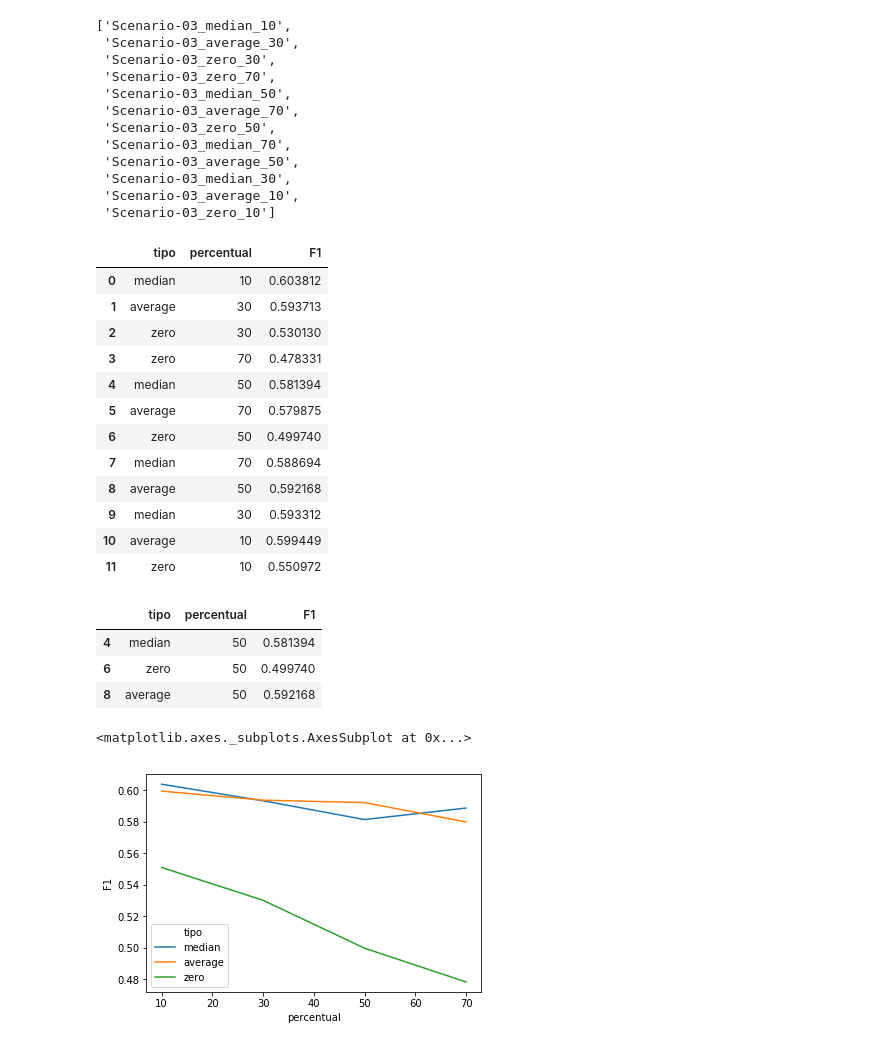
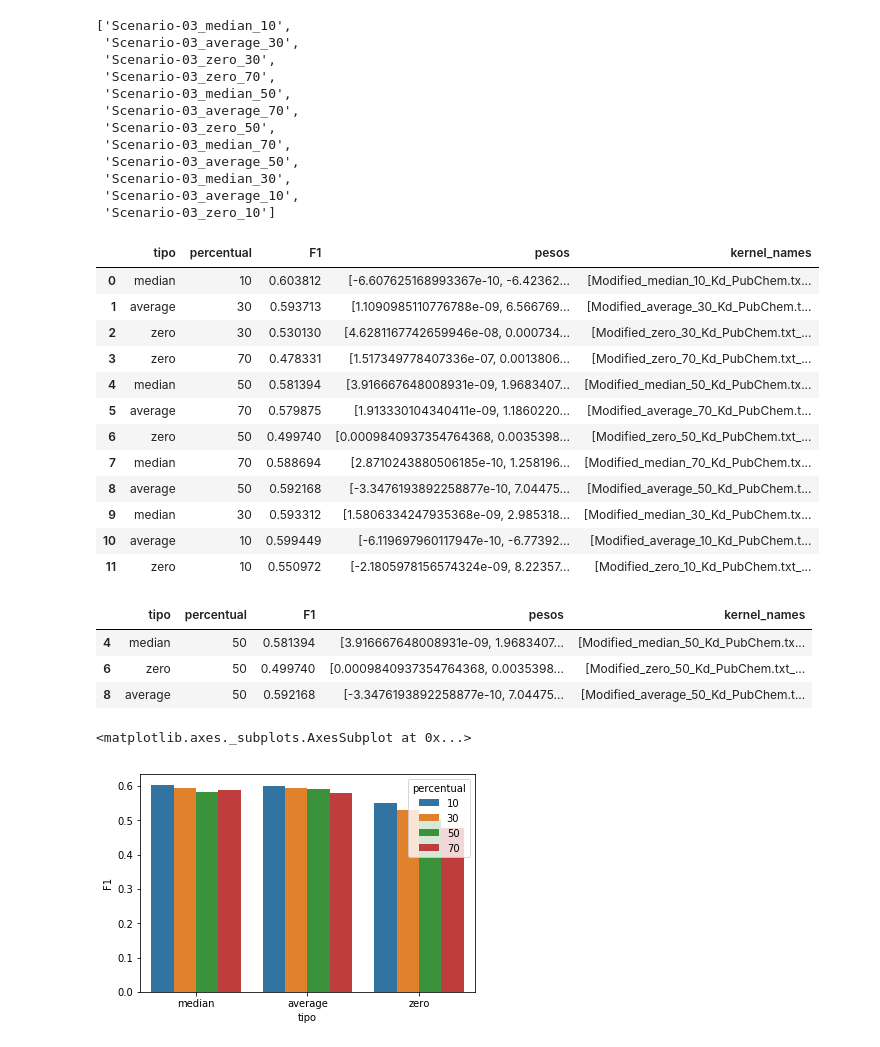
Before and after one commit to TassiaBastos/Treatment-of-incomplete-kernels, a Jupyter notebook: notebooks/analise_scenario3.ipynb, the cells around one changed output. Cells and saved outputs as stored; diff of their text form; code cells hidden in the pictures.

```diff
--- a/notebooks/analise_scenario3.ipynb
+++ b/notebooks/analise_scenario3.ipynb
@@ -27,10 +27,13 @@ data = {}
 data['tipo'] = []
 data['percentual'] = []
 data['F1'] = []
+data['pesos'] = []
+data['kernel_names'] = []
 
 for dir in dirs:
     # print('DIR', dir)
     mean_f1 = []
+    weights = []
     for iter in os.listdir(path+dir):
         # print('ITER', iter)
         f1_file = path+dir+'/'+iter+'/F1_score.txt'
@@ -38,44 +41,44 @@ for dir in dirs:
         mean_f1.append(f1.mean())
 
         pesos        = np.loadtxt(path+dir+'/'+iter+'/pairwise_kernel_weights.txt').mean(axis=0)
+        weights.append(pesos)
         kernel_names = open(path+dir+'/'+iter+'/pairwise_kernel_names.txt','r').read().split('\t')
+        partes = dir.split('_')
 
-    partes = dir.split('_')
-    tipo = partes[1]
-    percentual = partes[2]
+    data['tipo'].append(partes[1])
+    data['percentual'].append(int(partes[2]))
+    data['F1'].append(np.mean(mean_f1))
+    data['pesos'].append(np.mean(weights, axis=0))
+    data['kernel_names'].append(kernel_names)
 
-    data['tipo'].append(tipo)
-    data['percentual'].append(int(percentual))
-    data['F1'].append(np.mean(mean_f1))
 
 df = pd.DataFrame(data=data)
-df.dtypes
 df
 # %% [output]
-|  | tipo | percentual | F1 |
-| 0 | median | 10 | 0.603812 |
-| 1 | average | 30 | 0.593713 |
-| 2 | zero | 30 | 0.530130 |
-| 3 | zero | 70 | 0.478331 |
-| 4 | median | 50 | 0.581394 |
-| 5 | average | 70 | 0.579875 |
-| 6 | zero | 50 | 0.499740 |
-| 7 | median | 70 | 0.588694 |
-| 8 | average | 50 | 0.592168 |
-| 9 | median | 30 | 0.593312 |
-| 10 | average | 10 | 0.599449 |
-| 11 | zero | 10 | 0.550972 |
+|  | tipo | percentual | F1 | pesos | kernel_names |
+| 0 | median | 10 | 0.603812 | [-6.607625168993367e-10, -6.42362... | [Modified_median_10_Kd_PubChem.tx... |
+| 1 | average | 30 | 0.593713 | [1.1090985110776788e-09, 6.566769... | [Modified_average_30_Kd_PubChem.t... |
+| 2 | zero | 30 | 0.530130 | [4.6281167742659946e-08, 0.000734... | [Modified_zero_30_Kd_PubChem.txt_... |
+| 3 | zero | 70 | 0.478331 | [1.517349778407336e-07, 0.0013806... | [Modified_zero_70_Kd_PubChem.txt_... |
+| 4 | median | 50 | 0.581394 | [3.916667648008931e-09, 1.9683407... | [Modified_median_50_Kd_PubChem.tx... |
+| 5 | average | 70 | 0.579875 | [1.913330104340411e-09, 1.1860220... | [Modified_average_70_Kd_PubChem.t... |
+| 6 | zero | 50 | 0.499740 | [0.0009840937354764368, 0.0035398... | [Modified_zero_50_Kd_PubChem.txt_... |
+| 7 | median | 70 | 0.588694 | [2.8710243880506185e-10, 1.258196... | [Modified_median_70_Kd_PubChem.tx... |
+| 8 | average | 50 | 0.592168 | [-3.3476193892258877e-10, 7.04475... | [Modified_average_50_Kd_PubChem.t... |
+| 9 | median | 30 | 0.593312 | [1.5806334247935368e-09, 2.985318... | [Modified_median_30_Kd_PubChem.tx... |
+| 10 | average | 10 | 0.599449 | [-6.119697960117947e-10, -6.77392... | [Modified_average_10_Kd_PubChem.t... |
+| 11 | zero | 10 | 0.550972 | [-2.1805978156574324e-09, 8.22357... | [Modified_zero_10_Kd_PubChem.txt_... |
 # %%
 df[df['percentual'] == 50]
 # %% [output]
-|  | tipo | percentual | F1 |
-| 4 | median | 50 | 0.581394 |
-| 6 | zero | 50 | 0.499740 |
-| 8 | average | 50 | 0.592168 |
+|  | tipo | percentual | F1 | pesos | kernel_names |
+| 4 | median | 50 | 0.581394 | [3.916667648008931e-09, 1.9683407... | [Modified_median_50_Kd_PubChem.tx... |
+| 6 | zero | 50 | 0.499740 | [0.0009840937354764368, 0.0035398... | [Modified_zero_50_Kd_PubChem.txt_... |
+| 8 | average | 50 | 0.592168 | [-3.3476193892258877e-10, 7.04475... | [Modified_average_50_Kd_PubChem.t... |
 # %%
 import seaborn as sns
-sns.lineplot(x='percentual', y='F1', data=df, hue='tipo')
+sns.barplot(x='tipo', y='F1', data=df, hue='percentual')
 # %% [output]
 <matplotlib.axes._subplots.AxesSubplot at 0x...>
-[figure, old version]
+[figure, new version]
 # %%
```
Also changed, not shown: parts of 4 cells of this notebook.
